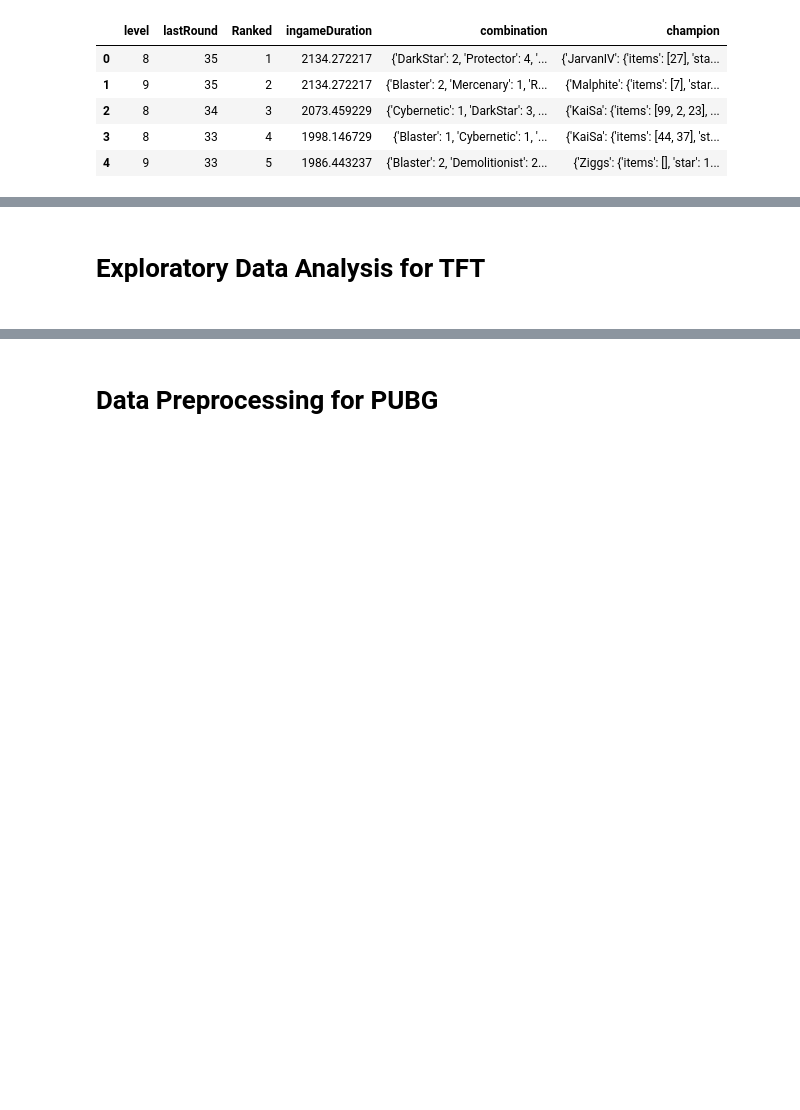
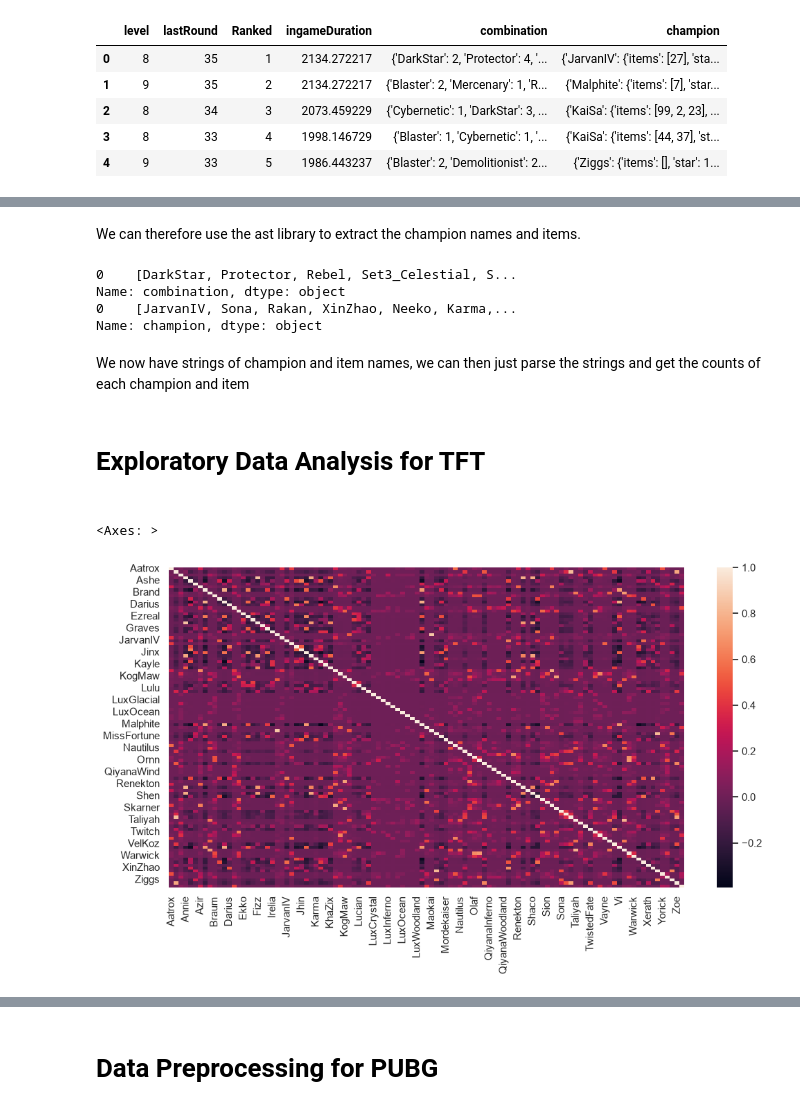
Before and after one commit to Shoofy32/CSMODEL, a Jupyter notebook: CSMODEL.ipynb, the cells around one changed output, grey strips where cells are left out. Cells and saved outputs as stored; diff of their text form; code cells hidden in the pictures; blank space fills up the shorter version.

```diff
--- a/CSMODEL.ipynb
+++ b/CSMODEL.ipynb
@@ -70,3 +84,5 @@ TFT_P_Processed['ingameDuration'] = np.round(TFT_P_Processed['ingameDuration'],
+# %% [markdown]
+We can therefore use the ast library to extract the champion names and items.
 # %%
 champ_list_C = TFT_C_Processed['champion'].apply(lambda x: list(ast.literal_eval(x).keys()))
 champ_list_D = TFT_D_Processed['champion'].apply(lambda x: list(ast.literal_eval(x).keys()))
@@ -74,18 +90,21 @@ champ_list_GM = TFT_GM_Processed['champion'].apply(lambda x: list(ast.literal_ev
 champ_list_M = TFT_M_Processed['champion'].apply(lambda x: list(ast.literal_eval(x).keys()))
 champ_list_P = TFT_P_Processed['champion'].apply(lambda x: list(ast.literal_eval(x).keys()))
 
-
 combo_list_C = TFT_C_Processed['combination'].apply(lambda x: list(ast.literal_eval(x).keys()))
 combo_list_D = TFT_D_Processed['combination'].apply(lambda x: list(ast.literal_eval(x).keys()))
 combo_list_GM = TFT_GM_Processed['combination'].apply(lambda x: list(ast.literal_eval(x).keys()))
 combo_list_M = TFT_M_Processed['combination'].apply(lambda x: list(ast.literal_eval(x).keys()))
 combo_list_P = TFT_P_Processed['combination'].apply(lambda x: list(ast.literal_eval(x).keys()))
 
-
-
-#print(combo_list.head(10))
-
-#print(counts)
+print(combo_list_C.head(1))
+print(champ_list_C.head(1))
+# %% [output]
+0    [DarkStar, Protector, Rebel, Set3_Celestial, S...
+Name: combination, dtype: object
+0    [JarvanIV, Sona, Rakan, XinZhao, Neeko, Karma,...
+Name: champion, dtype: object
+# %% [markdown]
+We now have strings of champion and item names, we can then just parse the strings and get the counts of each champion and item
 # %%
 champ_counts_C = champ_list_C.explode().value_counts()
 champ_counts_D = champ_list_D.explode().value_counts()
@@ -103,6 +122,15 @@ combo_counts_P = combo_list_P.explode().value_counts()
 # Exploratory Data Analysis for TFT
 
 ##
+# %%
+#to check what champions are often played together
+
+champ_matrix_D = champ_list_D.apply(lambda x: '|'.join(x)).str.get_dummies()
+correlation_matrix = champ_matrix_D.corr()
+sns.heatmap(correlation_matrix)
+# %% [output]
+<Axes: >
+[figure, added]
 # %%
 #to check what champions are often played together
 
```
Also changed, not shown: parts of 8 cells of this notebook.
